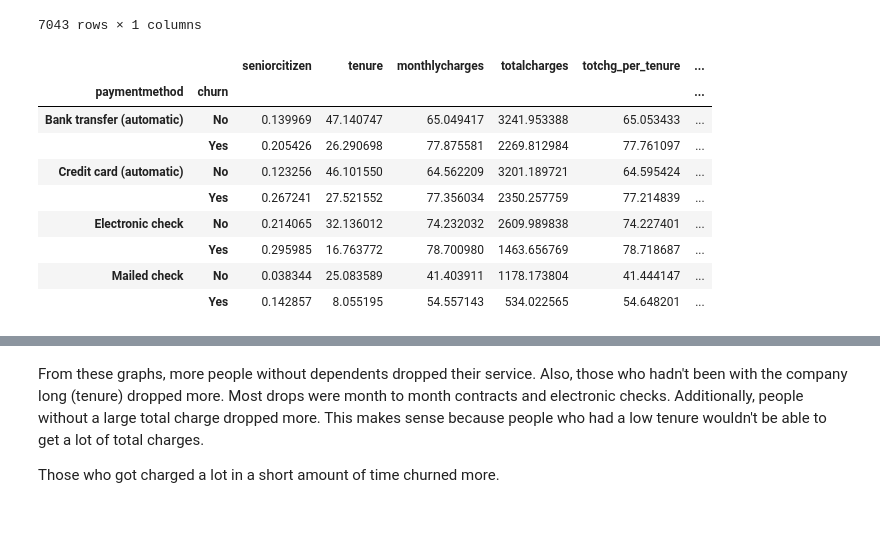
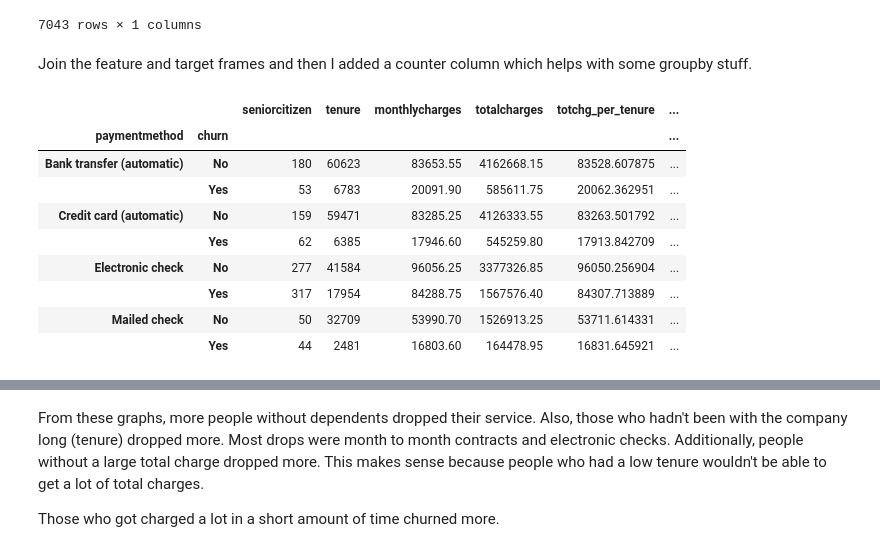
Before and after one commit to GriffinRiner/bsc-phase-three-project, a Jupyter notebook: notebooks/exploratory/Warren/EDA.ipynb, the cells around one changed output, grey strips where cells are left out. Saved outputs shown, nothing was run; the diff lists cells and outputs as text; code cells hidden in the pictures; blank space fills up the shorter version.

```diff
--- a/notebooks/exploratory/Warren/EDA.ipynb
+++ b/notebooks/exploratory/Warren/EDA.ipynb
@@ -115,19 +129,21 @@ y_enc
 | 7041 | 1 |
 | 7042 | 0 |
 7043 rows × 1 columns
+# %% [markdown]
+Join the feature and target frames and then I added a counter column which helps with some groupby stuff.
 # %%
 df_enc = X.join(y_enc,how='left')
 # %%
 df_raw['counter'] = 1
-df_raw.groupby(by=['paymentmethod','churn']).mean()
+df_raw.groupby(by=['paymentmethod','churn']).sum()
 # %% [output]
 |  |  | seniorcitizen | tenure | monthlycharges | totalcharges | totchg_per_tenure | ... |
 | paymentmethod | churn |  |  |  |  |  | ... |
-| Bank transfer (automatic) | No | 0.139969 | 47.140747 | 65.049417 | 3241.953388 | 65.053433 | ... |
-|  | Yes | 0.205426 | 26.290698 | 77.875581 | 2269.812984 | 77.761097 | ... |
-| Credit card (automatic) | No | 0.123256 | 46.101550 | 64.562209 | 3201.189721 | 64.595424 | ... |
-|  | Yes | 0.267241 | 27.521552 | 77.356034 | 2350.257759 | 77.214839 | ... |
-| Electronic check | No | 0.214065 | 32.136012 | 74.232032 | 2609.989838 | 74.227401 | ... |
-|  | Yes | 0.295985 | 16.763772 | 78.700980 | 1463.656769 | 78.718687 | ... |
-| Mailed check | No | 0.038344 | 25.083589 | 41.403911 | 1178.173804 | 41.444147 | ... |
-|  | Yes | 0.142857 | 8.055195 | 54.557143 | 534.022565 | 54.648201 | ... |
+| Bank transfer (automatic) | No | 180 | 60623 | 83653.55 | 4162668.15 | 83528.607875 | ... |
+|  | Yes | 53 | 6783 | 20091.90 | 585611.75 | 20062.362951 | ... |
+| Credit card (automatic) | No | 159 | 59471 | 83285.25 | 4126333.55 | 83263.501792 | ... |
+|  | Yes | 62 | 6385 | 17946.60 | 545259.80 | 17913.842709 | ... |
+| Electronic check | No | 277 | 41584 | 96056.25 | 3377326.85 | 96050.256904 | ... |
+|  | Yes | 317 | 17954 | 84288.75 | 1567576.40 | 84307.713889 | ... |
+| Mailed check | No | 50 | 32709 | 53990.70 | 1526913.25 | 53711.614331 | ... |
+|  | Yes | 44 | 2481 | 16803.60 | 164478.95 | 16831.645921 | ... |
```
Also changed, not shown: parts of 15 cells of this notebook, 5 other files.
